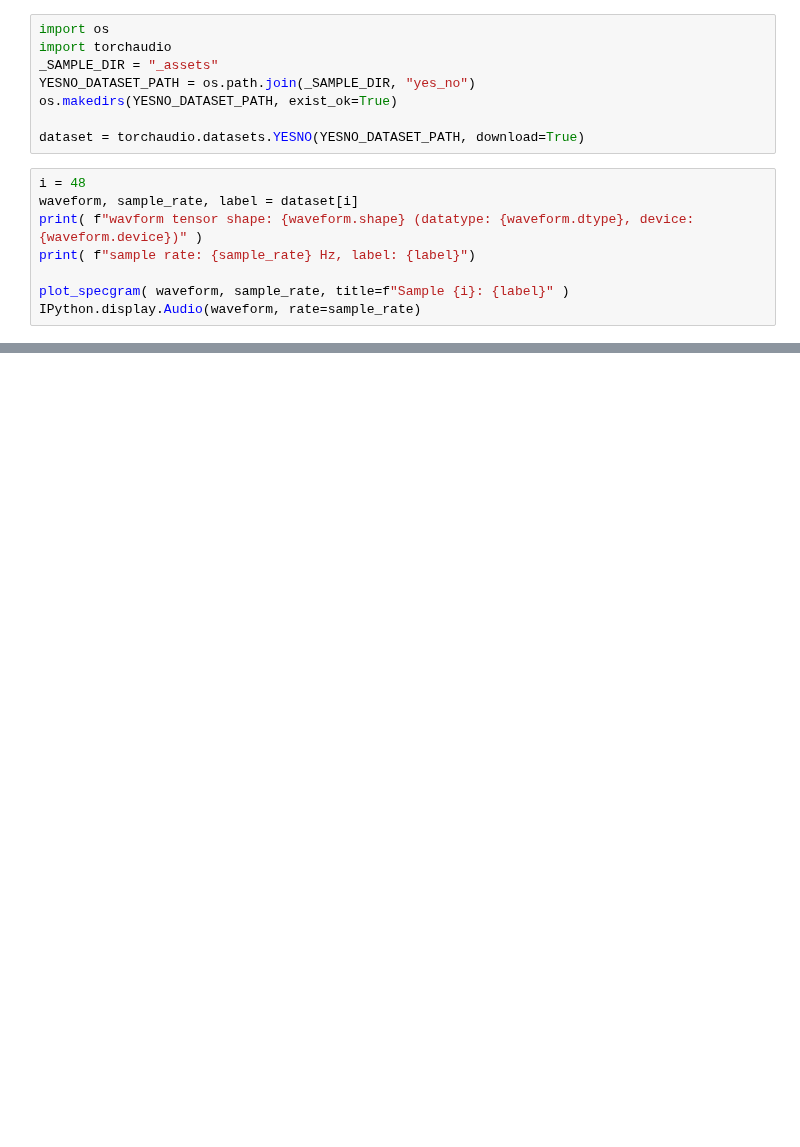
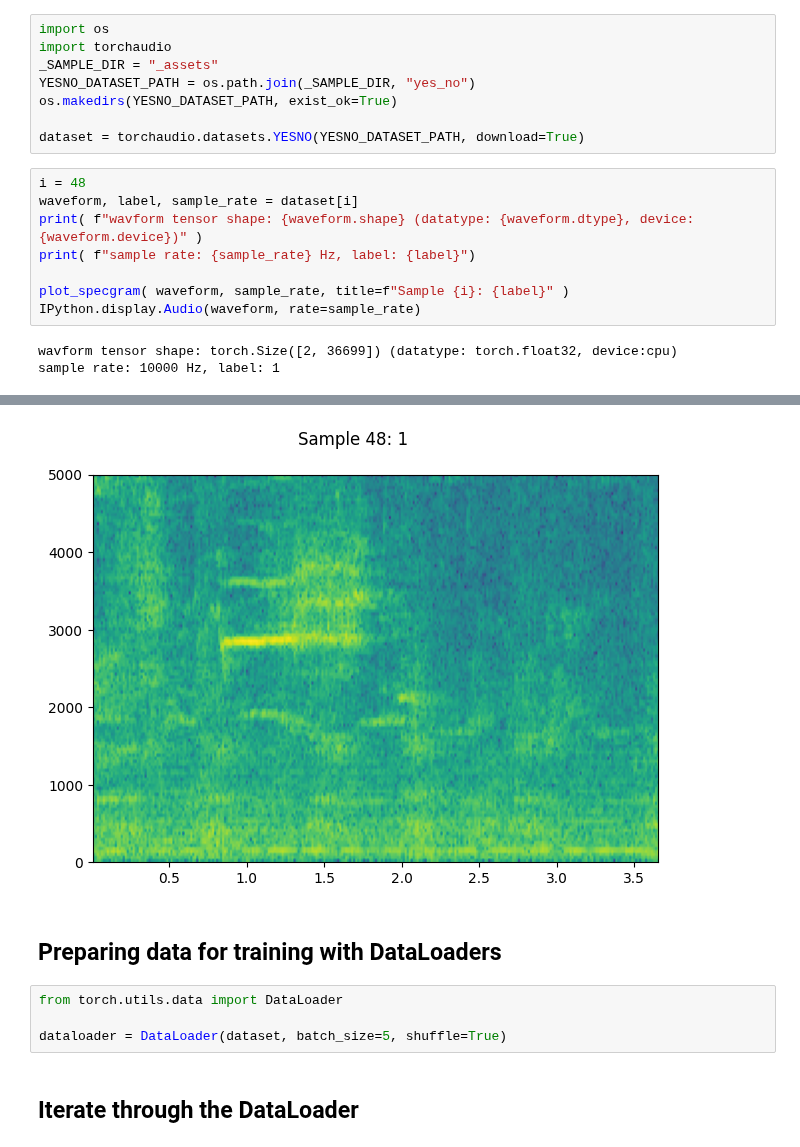
Before and after one commit to bimea/megamicros, a Jupyter notebook: notebooks/getstarted_AilabDataset.ipynb, the cells around one changed output, grey strips where cells are left out. Cells and saved outputs as stored; diff of their text form; blank space fills up the shorter version.

```diff
--- a/notebooks/getstarted_AilabDataset.ipynb
+++ b/notebooks/getstarted_AilabDataset.ipynb
@@ -51,9 +65,12 @@ os.makedirs(YESNO_DATASET_PATH, exist_ok=True)
 dataset = torchaudio.datasets.YESNO(YESNO_DATASET_PATH, download=True)
 # %%
 i = 48
-waveform, sample_rate, label = dataset[i]
+waveform, label, sample_rate = dataset[i]
 print( f"wavform tensor shape: {waveform.shape} (datatype: {waveform.dtype}, device:{waveform.device})" )
 print( f"sample rate: {sample_rate} Hz, label: {label}")
 
 plot_specgram( waveform, sample_rate, title=f"Sample {i}: {label}" )
 IPython.display.Audio(waveform, rate=sample_rate)
+# %% [output]
+wavform tensor shape: torch.Size([2, 36699]) (datatype: torch.float32, device:cpu)
+sample rate: 10000 Hz, label: 1
@@ -59,0 +78,9 @@ IPython.display.Audio(waveform, rate=sample_rate)
+[figure, added]
+# %% [markdown]
+## Preparing data for training with DataLoaders
+# %%
+from torch.utils.data import DataLoader
+
+dataloader = DataLoader(dataset, batch_size=5, shuffle=True)
+# %% [markdown]
+## Iterate through the DataLoader
```
Also changed, not shown: parts of 4 cells of this notebook, 1 other file.
